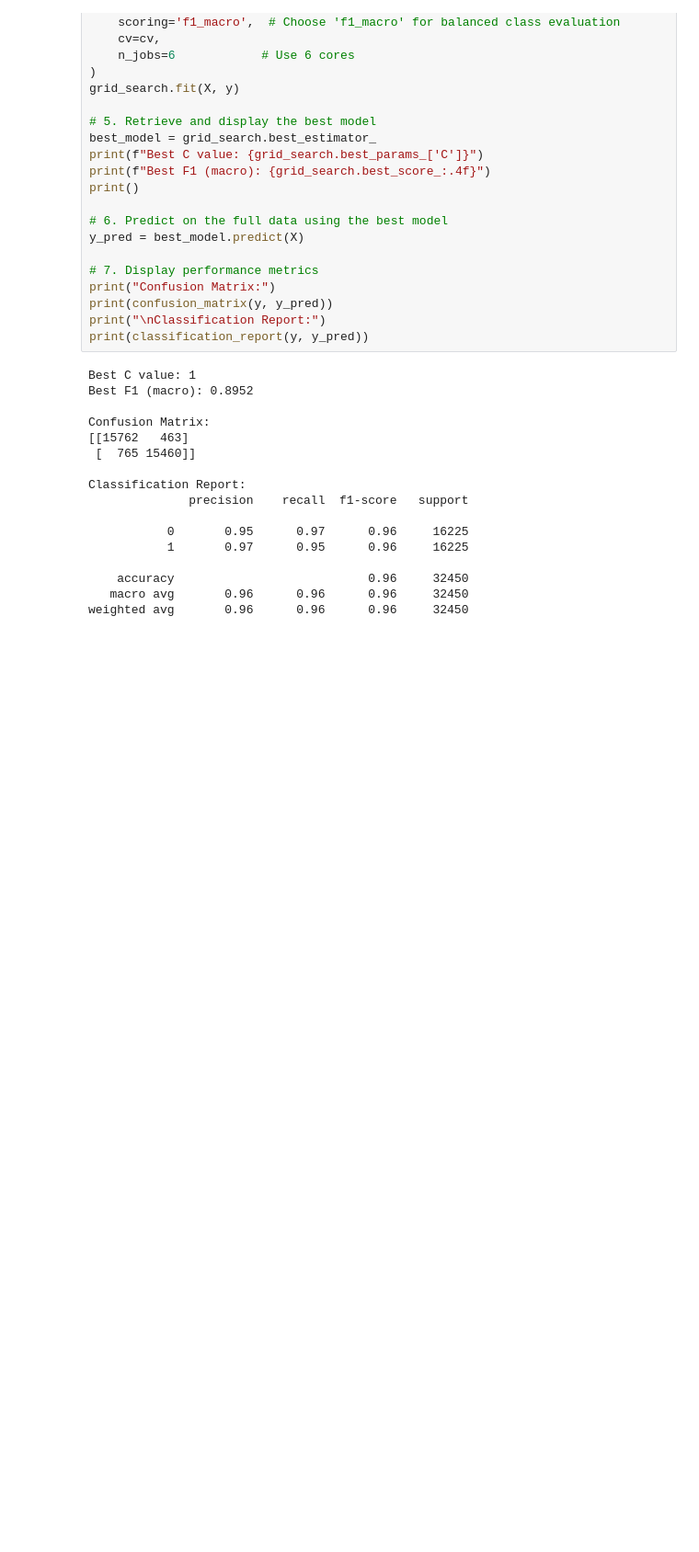
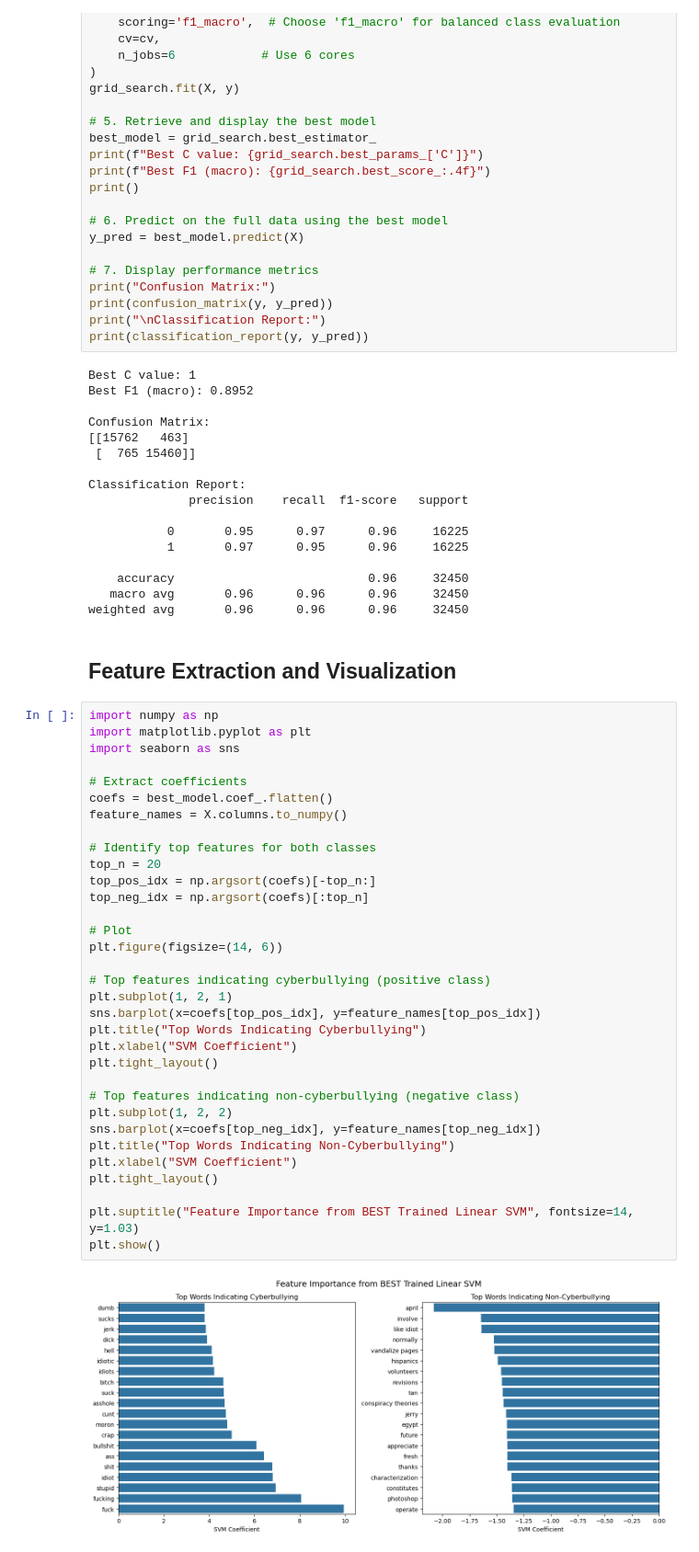
Before and after one commit to k3yg4n/cyberbully-classifier, a Jupyter notebook: svm/svm.ipynb, the cells around one changed output. Shown at 92% size. Cells and saved outputs as stored; diff of their text form; blank space fills up the shorter version.

Commit message:
Add section for feature importance visualization in best svm

```diff
--- a/svm/svm.ipynb
+++ b/svm/svm.ipynb
@@ -95,3 +95,40 @@ Classification Report:
     accuracy                           0.96     32450
    macro avg       0.96      0.96      0.96     32450
 weighted avg       0.96      0.96      0.96     32450
+# %% [markdown]
+## Feature Extraction and Visualization
+# %%
+import numpy as np
+import matplotlib.pyplot as plt
+import seaborn as sns
+
+# Extract coefficients
+coefs = best_model.coef_.flatten()
+feature_names = X.columns.to_numpy()
+
+# Identify top features for both classes
+top_n = 20
+top_pos_idx = np.argsort(coefs)[-top_n:]
+top_neg_idx = np.argsort(coefs)[:top_n]
+
+# Plot
+plt.figure(figsize=(14, 6))
+
+# Top features indicating cyberbullying (positive class)
+plt.subplot(1, 2, 1)
+sns.barplot(x=coefs[top_pos_idx], y=feature_names[top_pos_idx])
+plt.title("Top Words Indicating Cyberbullying")
+plt.xlabel("SVM Coefficient")
+plt.tight_layout()
+
+# Top features indicating non-cyberbullying (negative class)
+plt.subplot(1, 2, 2)
+sns.barplot(x=coefs[top_neg_idx], y=feature_names[top_neg_idx])
+plt.title("Top Words Indicating Non-Cyberbullying")
+plt.xlabel("SVM Coefficient")
+plt.tight_layout()
+
+plt.suptitle("Feature Importance from BEST Trained Linear SVM", fontsize=14, y=1.03)
+plt.show()
+# %% [output]
+[figure, added]
```
